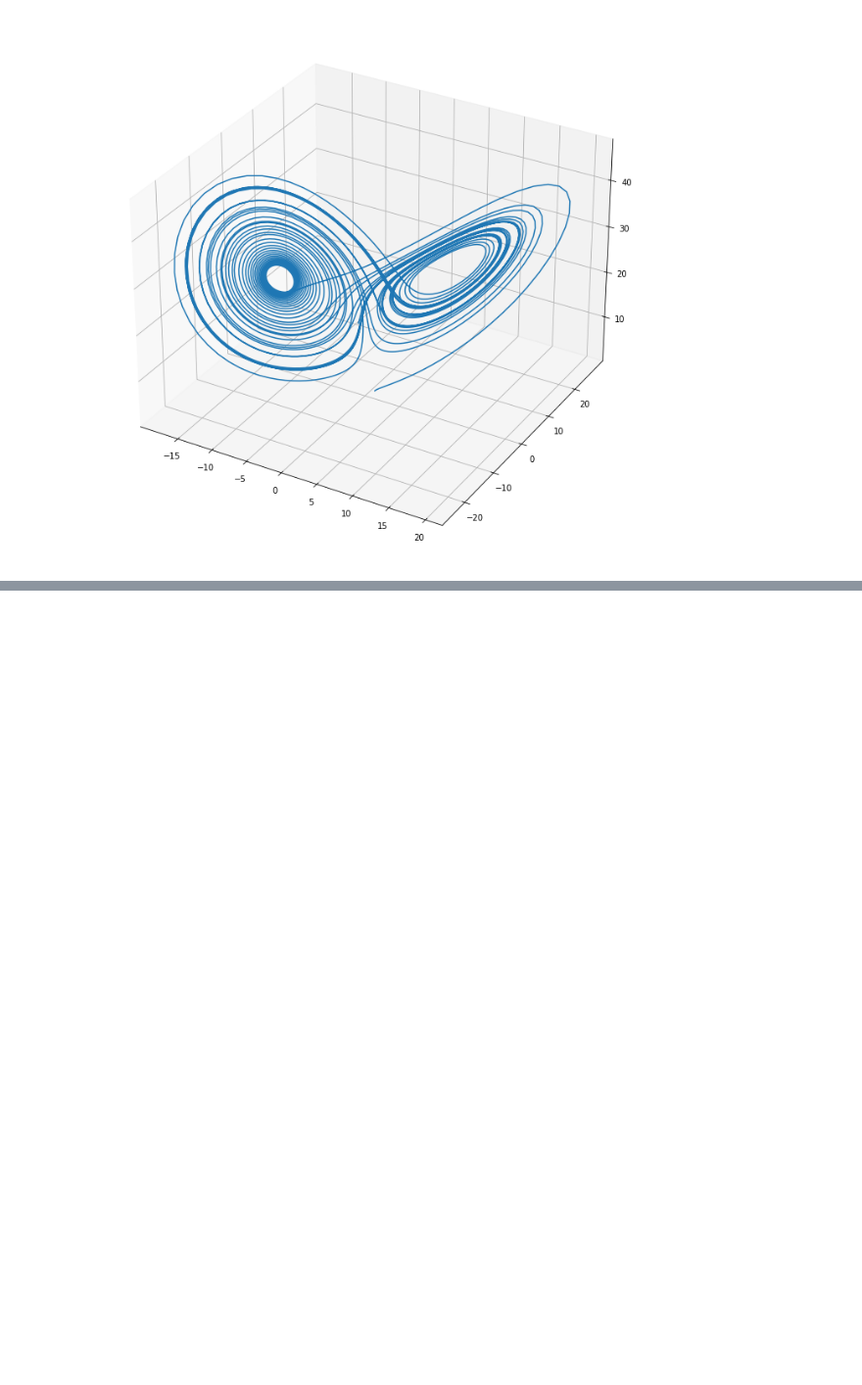
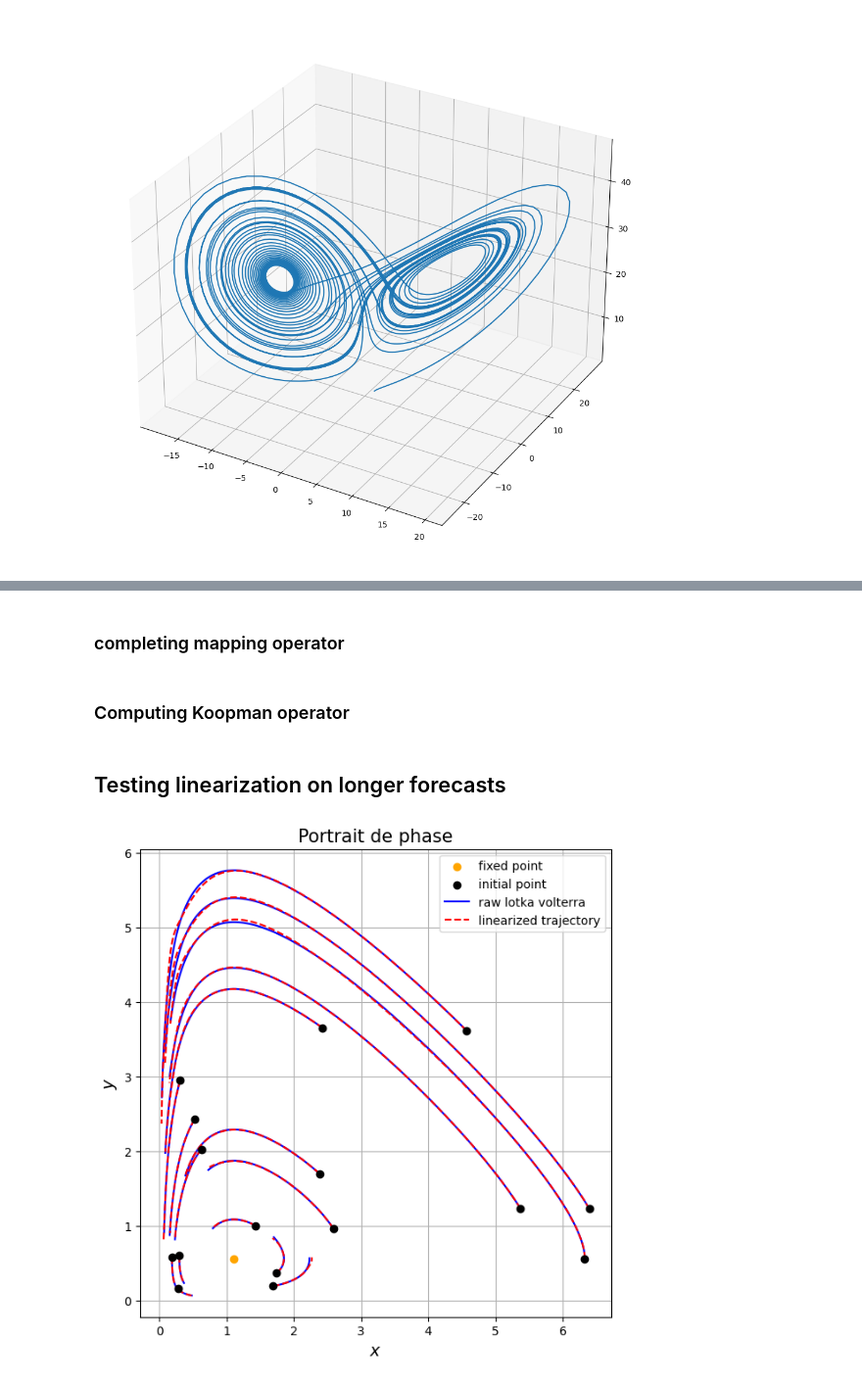
Before and after one commit to antoineperrot/cesi-maths, a Jupyter notebook: notebooks/systemes_dynamiques.ipynb, the cells around one changed output, grey strips where cells are left out. Shown at 98% size. Saved outputs shown, nothing was run; the diff lists cells and outputs as text; code cells hidden in the pictures; blank space fills up the shorter version.

```diff
--- a/notebooks/systemes_dynamiques.ipynb
+++ b/notebooks/systemes_dynamiques.ipynb
@@ -262,0 +311,63 @@ plt.show()
+# %% [markdown]
+### completing mapping operator
+# %%
+from sklearn.preprocessing import PolynomialFeatures
+
+poly = PolynomialFeatures(degree=8, include_bias=True)
+
+
+# Transform the data
+X_poly = poly.fit_transform(X)
+Y_poly = poly.transform(Y)
+# %% [markdown]
+### Computing Koopman operator
+# %%
+A_T, residuals, rank, s = np.linalg.lstsq(X_poly, Y_poly, rcond=None)
+# %% [markdown]
+## Testing linearization on longer forecasts
+# %%
+def forecast_linearized(x0, t_end):
+    t = 0
+    x = koopman(x0)
+    x = poly.transform(np.array([x]))[0]
+    xs = [x]
+    while t < t_end:
+        x = A_T.T @ x
+        #x_sub = x[[1,2]]
+        #x = poly.transform(np.array([x_sub]))[0]
+        t += dt
+        xs.append(x)
+
+    xs = np.array(xs)
+    return xs
+
+plt.figure(figsize=(7,7))
+plt.scatter(fix_pt[0],fix_pt[1],c='orange',zorder=3,label='fixed point')
+t_end = 1000 * dt
+plt.grid()
+
+for i in range(16):
+    yy = np.random.uniform(-2, 2, (2,))
+    x0 = koopman_inv(yy)
+
+    lv = LotkaVolterra(trend_parameters=trend_parameters,scheme_name=scheme)
+    times, saved_times = lv.time_window(t_end, dt)
+
+    traj = lv.forecast(x0, times, saved_times=saved_times)
+    traj_X = np.log(np.array(list(traj.values()))) - np.log(fix_pt)
+    traj_X = np.array(list(traj.values()))
+
+    plt.scatter(traj_X[0, 0],traj_X[0, 1],c='k',zorder=3,label='initial point')
+    plt.plot(traj_X[:,0], traj_X[:,1],label=f'raw lotka volterra', c='b')
+
+
+    plt.title("Portrait de phase",fontsize=15)
+    plt.xlabel(r"$x$", fontsize=14) ; plt.ylabel(r"$y$", fontsize=14);
+
+    traj_lin = forecast_linearized(x0, t_end)
+    traj_lin_sub = koopman_inv(traj_lin[:, [1,2]])
+    plt.plot(traj_lin_sub[:,0], traj_lin_sub[:,1],label="linearized trajectory", c='r', linestyle='--');
+    if i == 0:
+        plt.legend();
+# %% [output]
+[figure, added]
```
Also changed, not shown: parts of 8 cells of this notebook.
